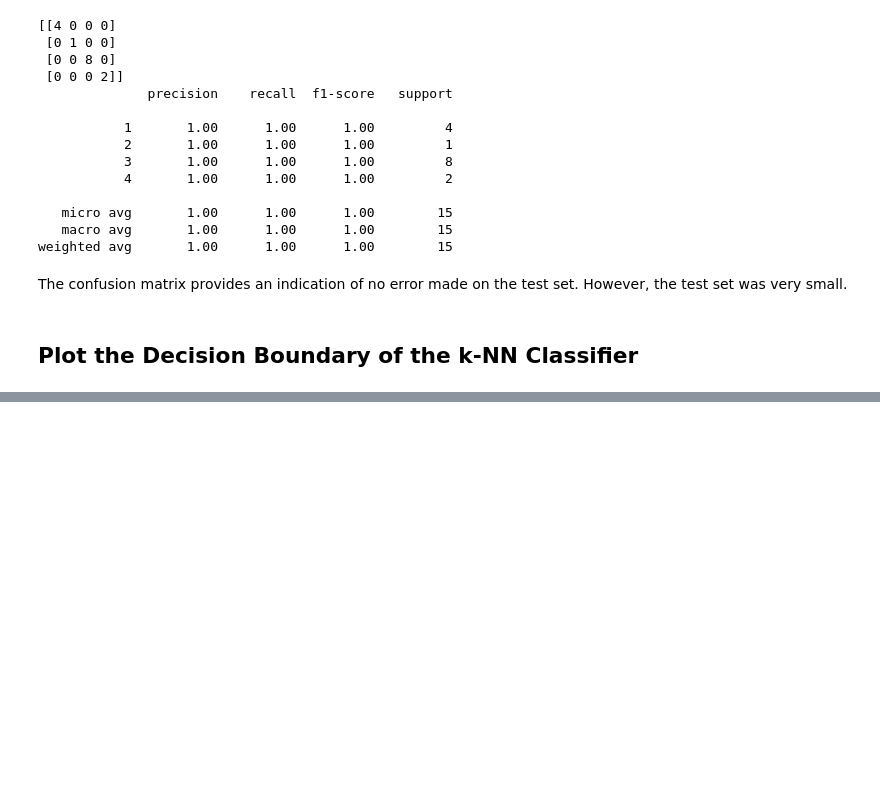
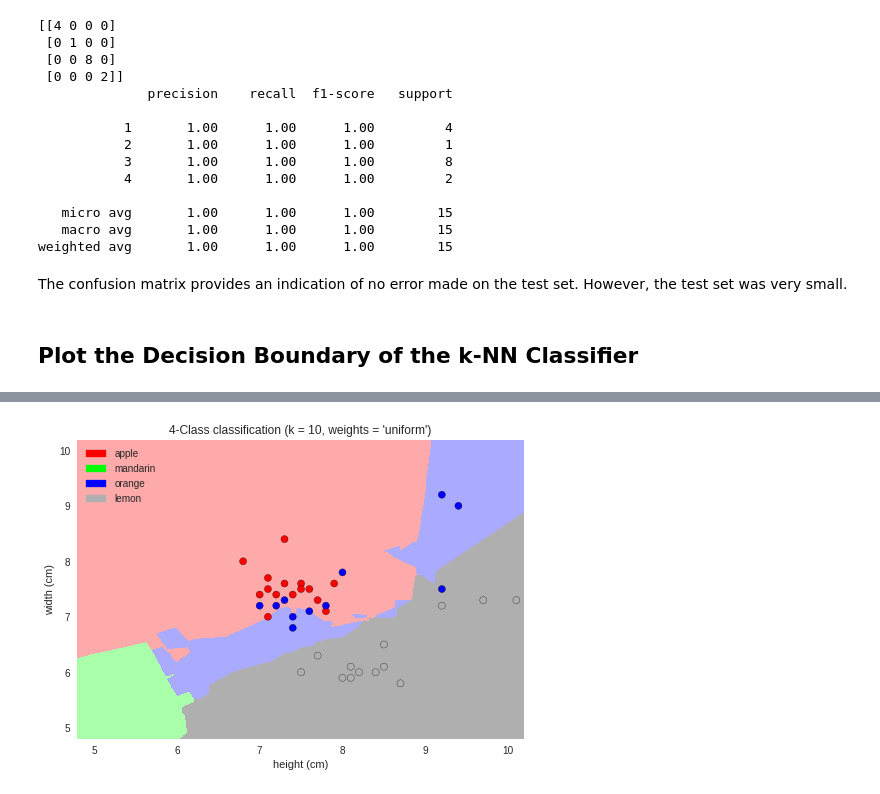
Before and after one commit to minkicu/100DayOfMLCode, a Jupyter notebook: day_062_solving_simple_classification_problem.ipynb, the cells around one changed output, grey strips where cells are left out. Cells and saved outputs as stored; diff of their text form; code cells hidden in the pictures; blank space fills up the shorter version.

```diff
--- a/day_062_solving_simple_classification_problem.ipynb
+++ b/day_062_solving_simple_classification_problem.ipynb
@@ -231,0 +288,4 @@ The confusion matrix provides an indication of no error made on the test set. Ho
+# %%
+ plot_fruit_knn(X_train, y_train, 10, 'uniform')
+# %% [output]
+[figure, added]
```
Also changed, not shown: parts of 4 cells of this notebook.
